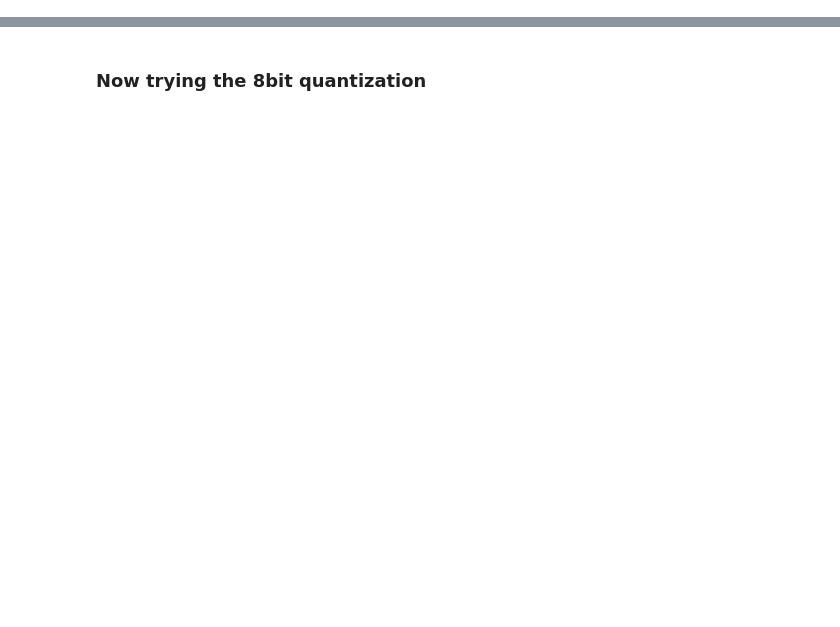
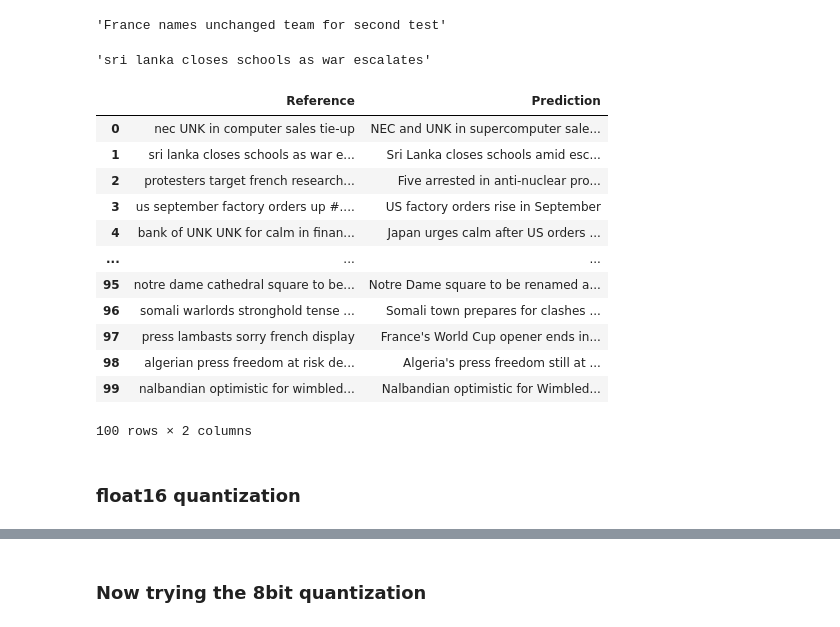
Before and after one commit to slinusc/fast_llm_inference, a Jupyter notebook: llama_cpp.ipynb, the cells around one changed output, grey strips where cells are left out. Saved outputs shown, nothing was run; the diff lists cells and outputs as text; code cells hidden in the pictures; blank space fills up the shorter version.

Commit message:
update llama.cpp

```diff
--- a/llama_cpp.ipynb
+++ b/llama_cpp.ipynb
@@ -11,13 +22,13 @@ import time
 print("GPU offload supported:", llama_cpp.llama_supports_gpu_offload())
 
 # Path to your GGUF model (adjust path if needed)
-model_path = "/home/ubuntu/fast_llm_inference/llama-3.1-8B-gguf/llama-3.1-8B-Q8_0.gguf"
+model_path = "/home/ubuntu/fast_llm_inference/llama-3.1-8B-Instruct-gguf/llama-3.1-8B-Instruct-f16.gguf"
 
 # Initialize Llama with GPU layers offloaded
 llm = Llama(
     model_path=model_path,
     n_ctx=8192,
-    n_gpu_layers=80,     # Offload to GPU! Adjust as needed based on your VRAM
+    n_gpu_layers=-1,     # Offload to GPU! Adjust as needed based on your VRAM
     verbose=False         # Prints backend info
 )
 # %% [output]
@@ -29,35 +44,43 @@ dataset = load_dataset("gigaword", split="test[:100]")  # Limit to 100 for fast
 # Initialize ROUGE metric
 rouge = evaluate.load('rouge')
 # %%
-def summarize_with_llama_cpp(document, max_tokens=50):
-    prompt_template = (
-        "You are an AI assistant specialized in summarizing news articles. "
-        "Summarize the following news sentence into a concise headline.\n\n"
+def summarize_news_few_shot(document, max_tokens=20):
+    """
+    Summarize the given `document` into a concise headline using a few-shot prompt.
+    """
+    prompt = (
+        "You are a headline generation assistant. Given a news article, produce a concise and informative headline.\n\n"
 
         "Here is an example:\n"
-        "News: Japan 's nec corp. and UNK computer corp. of the united states said wednesday they had agreed to join forces in supercomputer sales.\n"
-        "Headline: Nec UNK in computer sales tie-up\n\n"
+        "News: Japan's NEC Corp. and UNK Computer Corp. of the United States said Wednesday they had agreed to join forces in supercomputer sales.\n"
+        "Headline: NEC and UNK in supercomputer sales deal\n\n"
 
-        "Now summarize the following news:\n\n"
+        "News: Scientists have discovered a new exoplanet that appears to have water on its surface, raising hopes it may be habitable.\n"
+        "Headline: New exoplanet may support life\n\n"
 
-        "News: {document}\n\n"
+        f"News: {document}\n"
         "Headline:"
     )
 
-    prompt = prompt_template.format(document=document)
+    response = llm(
+        prompt=prompt,
+        max_tokens=max_tokens,
+        temperature=0.2,
+        top_p=1.0,
+        stream=False
+    )
 
-    payload = {
-        "prompt": prompt,
-        "max_tokens": max_tokens,
-        "temperature": 0.3,
-        "stream": False,
-        "seed": 0,
-    }
+    return response["choices"][0]["text"].strip().split("\n")[0]
 
-    response = llm(**payload)
 
-    summary = response['choices'][0]['text'].strip()
-    return summary
+summarize_news_few_shot(dataset[19]["document"]
+)
+# %% [output]
+'France names unchanged team for second test'
+# %%
+dataset[1]["summary"]
+# %% [output]
+'sri lanka closes schools as war escalates'
 # %%
 # Generate summaries and evaluate
 references = []
@@ -70,13 +93,39 @@ for item in dataset:
     doc = item['document']
     ref_summary = item['summary']
 
-    pred_summary = summarize_with_llama_cpp(doc)
+    pred_summary = summarize_news_few_shot(doc)
 
     if pred_summary:
         references.append(ref_summary)
         predictions.append(pred_summary)
 
 end = time.time()
+# %%
+import pandas as pd
+
+# Create a DataFrame to store the results
+df = pd.DataFrame({
+    'Reference': references,
+    'Prediction': predictions
+})
+# %%
+df
+# %% [output]
+|  | Reference | Prediction |
+| 0 | nec UNK in computer sales tie-up | NEC and UNK in supercomputer sale... |
+| 1 | sri lanka closes schools as war e... | Sri Lanka closes schools amid esc... |
+| 2 | protesters target french research... | Five arrested in anti-nuclear pro... |
+| 3 | us september factory orders up #.... | US factory orders rise in September |
+| 4 | bank of UNK UNK for calm in finan... | Japan urges calm after US orders ... |
+| ... | ... | ... |
+| 95 | notre dame cathedral square to be... | Notre Dame square to be renamed a... |
+| 96 | somali warlords stronghold tense ... | Somali town prepares for clashes ... |
+| 97 | press lambasts sorry french display | France's World Cup opener ends in... |
+| 98 | algerian press freedom at risk de... | Algeria's press freedom still at ... |
+| 99 | nalbandian optimistic for wimbled... | Nalbandian optimistic for Wimbled... |
+100 rows × 2 columns
+# %% [markdown]
+### float16 quantization
 # %%
 # Evaluate with ROUGE
 results = rouge.compute(predictions=predictions, references=references)
```
Also changed, not shown: parts of 9 cells of this notebook, 3 other files.
